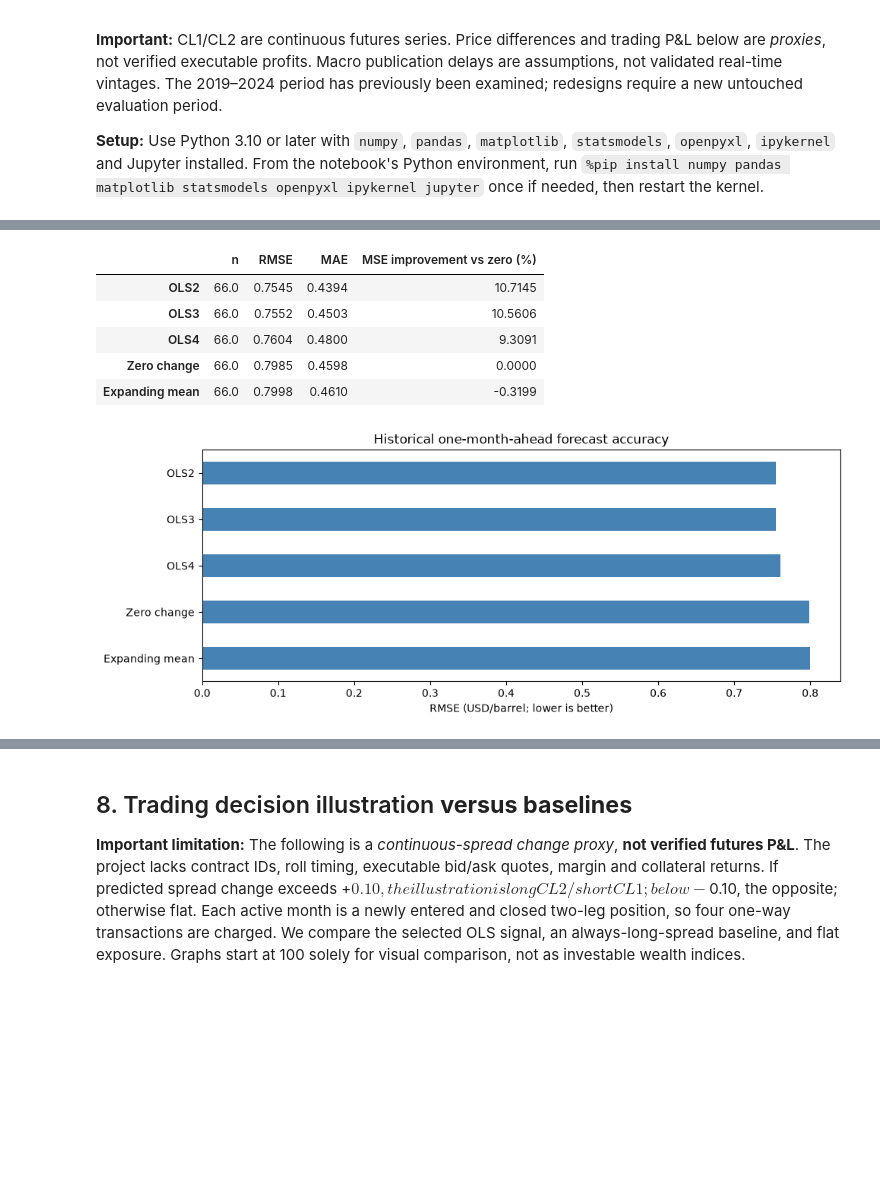
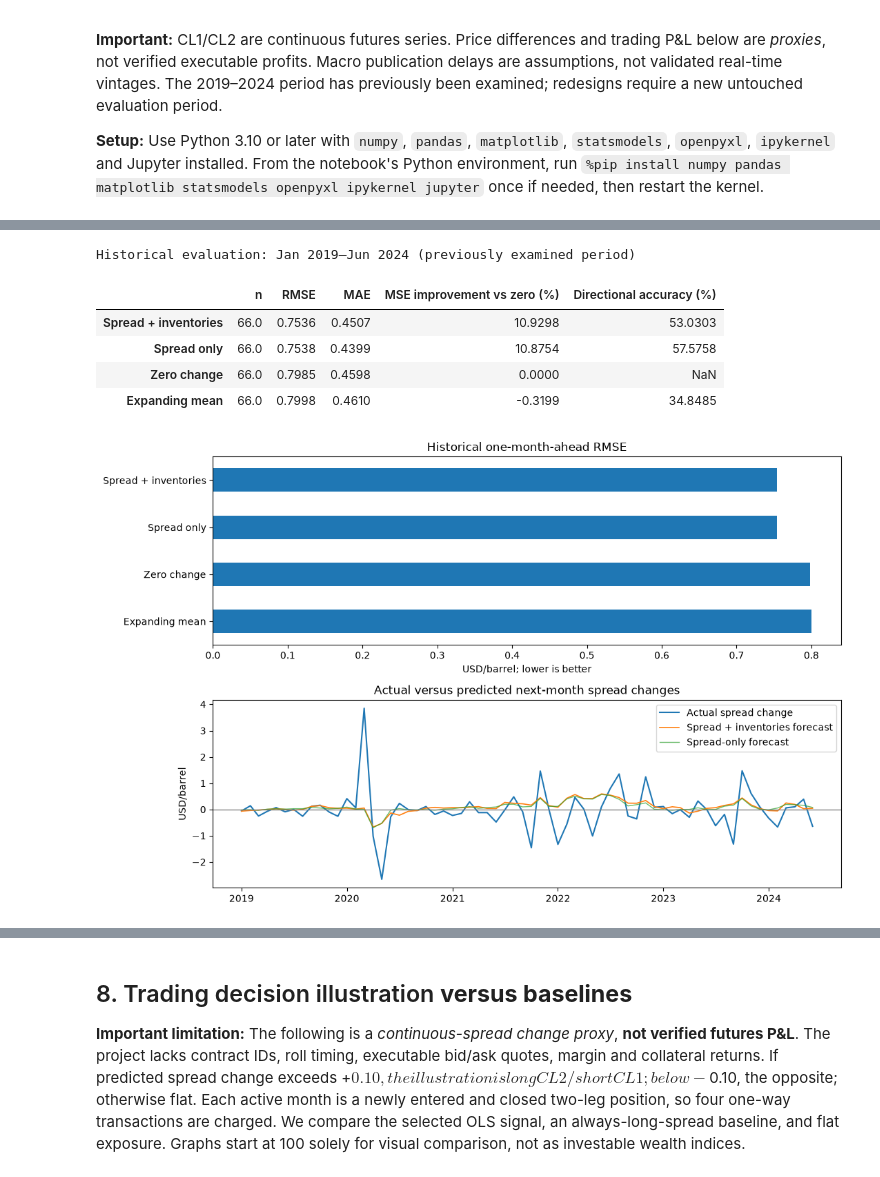
Before and after one commit to seifzogheibi/Group14-Econometrics, a Jupyter notebook: Oil_Spread_OLS_Single_Notebook.ipynb, the cells around one changed output, grey strips where cells are left out. Saved outputs shown, nothing was run; the diff lists cells and outputs as text; code cells hidden in the pictures; blank space fills up the shorter version.

Commit message:
code updated to two var model, need to review mds

```diff
--- a/Oil_Spread_OLS_Single_Notebook.ipynb
+++ b/Oil_Spread_OLS_Single_Notebook.ipynb
@@ -225,26 +265,55 @@ The default reported comparison contains OLS and the two simple benchmarks. ARMA
 # %%
-test_periods=frame.index[frame.target_month>=TEST_START]
-all_models=[*OLS_SPECS,'Zero change','Expanding mean']
-test_panels={m:rolling_predictions(frame,m,test_periods) for m in all_models}
-# ARMA fitting is comparatively slow because it is re-estimated for every month.
-INCLUDE_ARMA=False  # Set True to run the slower secondary ARMA model (optional)
-if INCLUDE_ARMA:
-    test_panels['ARMA(1,1)']=rolling_arma(frame,test_periods,selected_arma_order)
-base_mse=score(test_panels['Zero change'])['MSE']
-results=pd.DataFrame({m:{**score(p),'MSE improvement vs zero (%)':100*(1-score(p)['MSE']/base_mse)}
-                      for m,p in test_panels.items()}).T.sort_values('RMSE')
-display(results[['n','RMSE','MAE','MSE improvement vs zero (%)']].round(4))
-assert len(test_panels[selected_ols])==66
-fig,ax=plt.subplots(figsize=(10,4))
-results['RMSE'].sort_values().plot(kind='barh',ax=ax,color='steelblue');ax.invert_yaxis()
-ax.set(xlabel='RMSE (USD/barrel; lower is better)',title='Historical one-month-ahead forecast accuracy')
-plt.tight_layout();plt.show()
+# All four forecasting approaches are evaluated on the same 66 target months.
+test_periods = frame.index[frame['target_month'] >= TEST_START]
+test_panels = {name: rolling_predictions(frame, name, test_periods)
+               for name in MODEL_ORDER}
+for name, panel in test_panels.items():
+    assert panel['target_month'].equals(test_panels[MAIN_MODEL]['target_month'])
+    assert np.allclose(panel['actual'], test_panels[MAIN_MODEL]['actual'])
+
+def directional_accuracy(panel):
+    actual = panel['actual'].to_numpy(float)
+    predicted = panel['prediction'].to_numpy(float)
+    if np.all(predicted == 0):
+        return np.nan  # The zero-change benchmark never predicts a direction.
+    return float(100 * np.mean(np.sign(actual) == np.sign(predicted)))
+
+base_mse = score(test_panels['Zero change'])['MSE']
+results = pd.DataFrame({
+    name: {
+        **score(panel),
+        'MSE improvement vs zero (%)': 100 * (1 - score(panel)['MSE'] / base_mse),
+        'Directional accuracy (%)': directional_accuracy(panel),
+    }
+    for name, panel in test_panels.items()
+}).T
+print('Historical evaluation: Jan 2019–Jun 2024 (previously examined period)')
+display(results[['n', 'RMSE', 'MAE', 'MSE improvement vs zero (%)',
+                 'Directional accuracy (%)']].round(4))
+assert len(test_panels[MAIN_MODEL]) == 66
+
+fig, axes = plt.subplots(2, 1, figsize=(11, 7))
+results['RMSE'].sort_values().plot(kind='barh', ax=axes[0])
+axes[0].invert_yaxis()
+axes[0].set(title='Historical one-month-ahead RMSE', xlabel='USD/barrel; lower is better')
+
+forecast = test_panels[MAIN_MODEL].sort_values('target_month')
+dates = pd.PeriodIndex(forecast['target_month'], freq='M').to_timestamp()
+axes[1].plot(dates, forecast['actual'], label='Actual spread change', linewidth=1.5)
+axes[1].plot(dates, forecast['prediction'], label='Spread + inventories forecast', linewidth=1.2)
+axes[1].plot(dates, test_panels[SIMPLE_MODEL]['prediction'],
+             label='Spread-only forecast', linewidth=1, alpha=.7)
+axes[1].axhline(0, color='grey', lw=1)
+axes[1].set(title='Actual versus predicted next-month spread changes', ylabel='USD/barrel')
+axes[1].legend()
+plt.tight_layout()
+plt.show()
 # %% [output]
+Historical evaluation: Jan 2019–Jun 2024 (previously examined period)
-|  | n | RMSE | MAE | MSE improvement vs zero (%) |
-| OLS2 | 66.0 | 0.7545 | 0.4394 | 10.7145 |
-| OLS3 | 66.0 | 0.7552 | 0.4503 | 10.5606 |
-| OLS4 | 66.0 | 0.7604 | 0.4800 | 9.3091 |
-| Zero change | 66.0 | 0.7985 | 0.4598 | 0.0000 |
-| Expanding mean | 66.0 | 0.7998 | 0.4610 | -0.3199 |
+|  | n | RMSE | MAE | MSE improvement vs zero (%) | Directional accuracy (%) |
+| Spread + inventories | 66.0 | 0.7536 | 0.4507 | 10.9298 | 53.0303 |
+| Spread only | 66.0 | 0.7538 | 0.4399 | 10.8754 | 57.5758 |
+| Zero change | 66.0 | 0.7985 | 0.4598 | 0.0000 | NaN |
+| Expanding mean | 66.0 | 0.7998 | 0.4610 | -0.3199 | 34.8485 |
-[figure, old version]
+[figure, new version]
 # %% [markdown]
```
Also changed, not shown: parts of 18 cells of this notebook, 1 other file.
